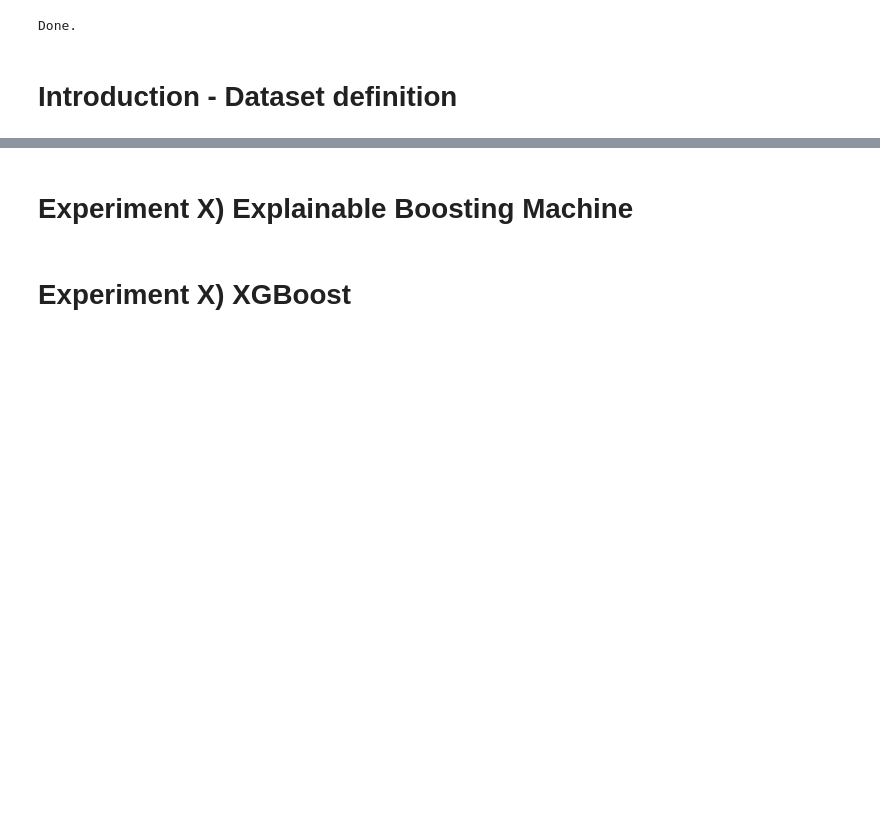
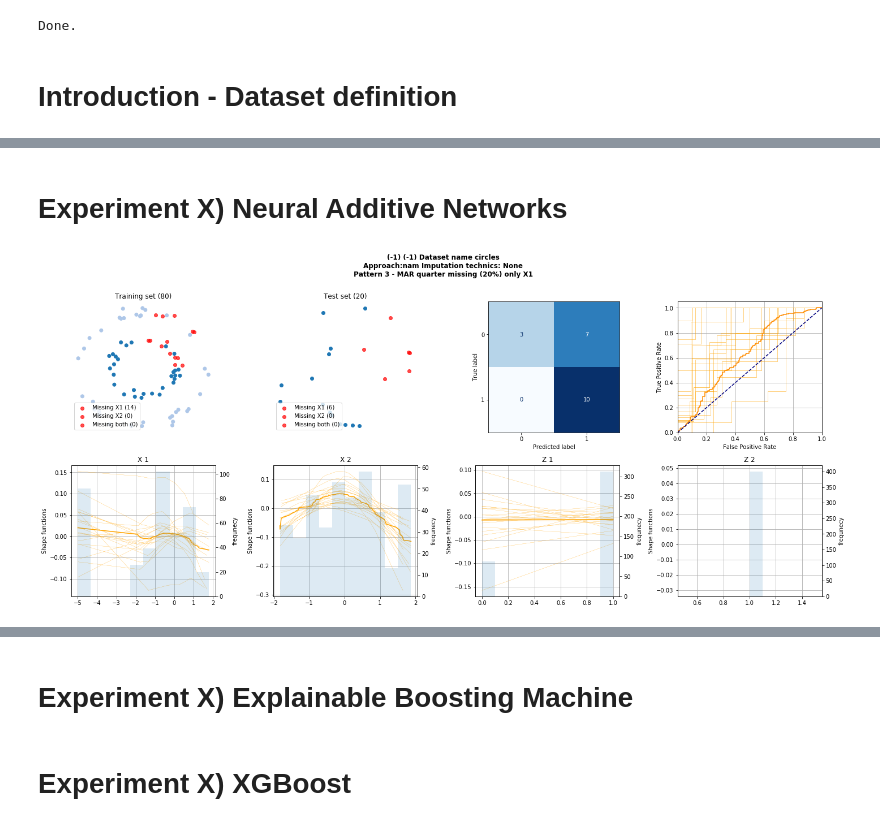
Before and after one commit to matiasdm/notes_on_stats, a Jupyter notebook: doc/notebooks/3_benchmarking.ipynb, the cells around one changed output, grey strips where cells are left out. Cells and saved outputs as stored; diff of their text form; code cells hidden in the pictures; blank space fills up the shorter version.

```diff
--- a/doc/notebooks/3_benchmarking.ipynb
+++ b/doc/notebooks/3_benchmarking.ipynb
@@ -358,3 +220,39 @@ Sample: 99 positive and 99 negative samples (#p/#n=100%)
+# %% [markdown]
+# Experiment X) Neural Additive Networks
+# %%
+approach = 'nam'
+missing_data_handling='encoding'
+imputation_method=None
+use_missing_indicator_variables = True
+
+# Change dataset missing data handling
+dataset.change_imputation_approach(missing_data_handling=missing_data_handling, imputation_method=imputation_method)
+
+# Create the experiments
+exp = Experiments(dataset_name,
+                  dataset=dataset,
+                  purpose='classification',
+                  approach = approach,
+                  previous_experiment=None,
+                  save_experiment=False,
+                  verbosity=0,
+                  debug=False,
+                  proportion_train=PROPORTION_TRAIN,
+                  resolution=RESOLUTION,
+                  bandwidth=BANDWIDTH,
+                  random_state=RANDOM_STATE)
+
+
+# Estimate the distributions
+exp.fit(use_missing_indicator_variables=use_missing_indicator_variables)
+
+# Estimate the distributions
+exp.predict()
+
+# Plot results
+exp.plot()
+# %% [output]
+[figure, added]
 # %%
 exp()
 # %% [output]
```
Also changed, not shown: parts of 31 cells of this notebook, 16 other files.
